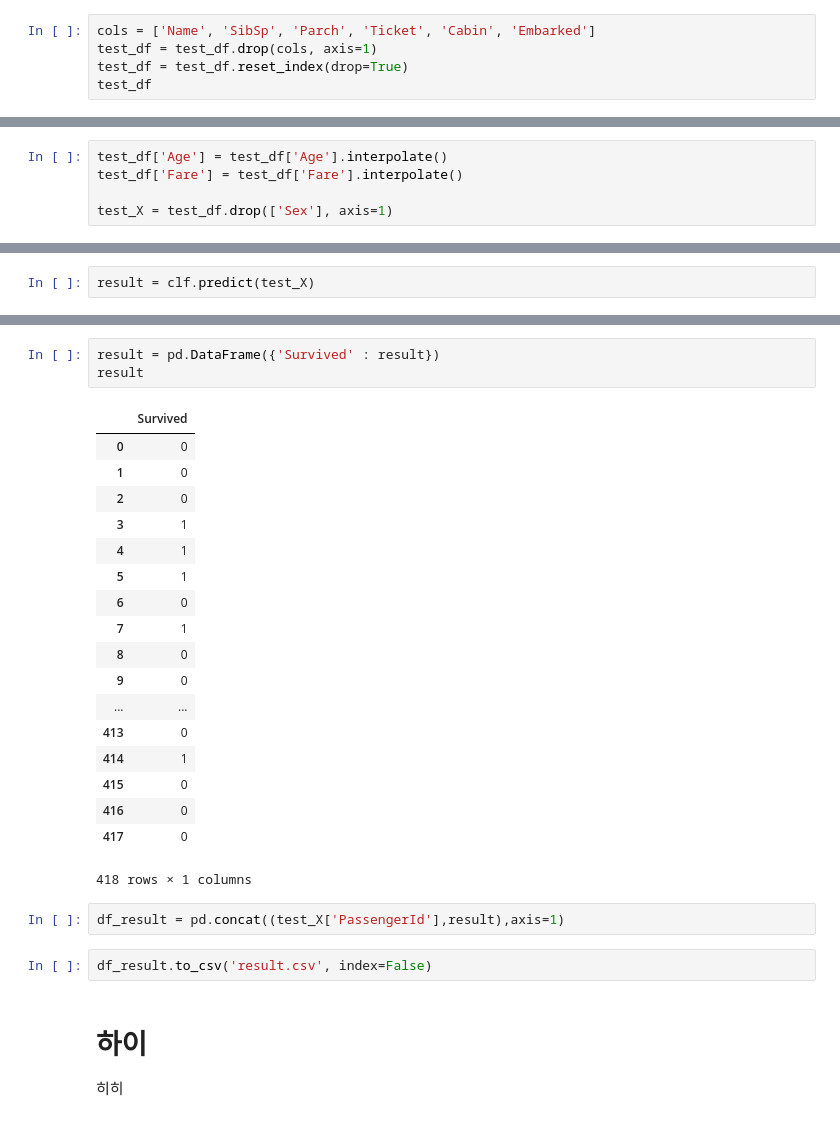
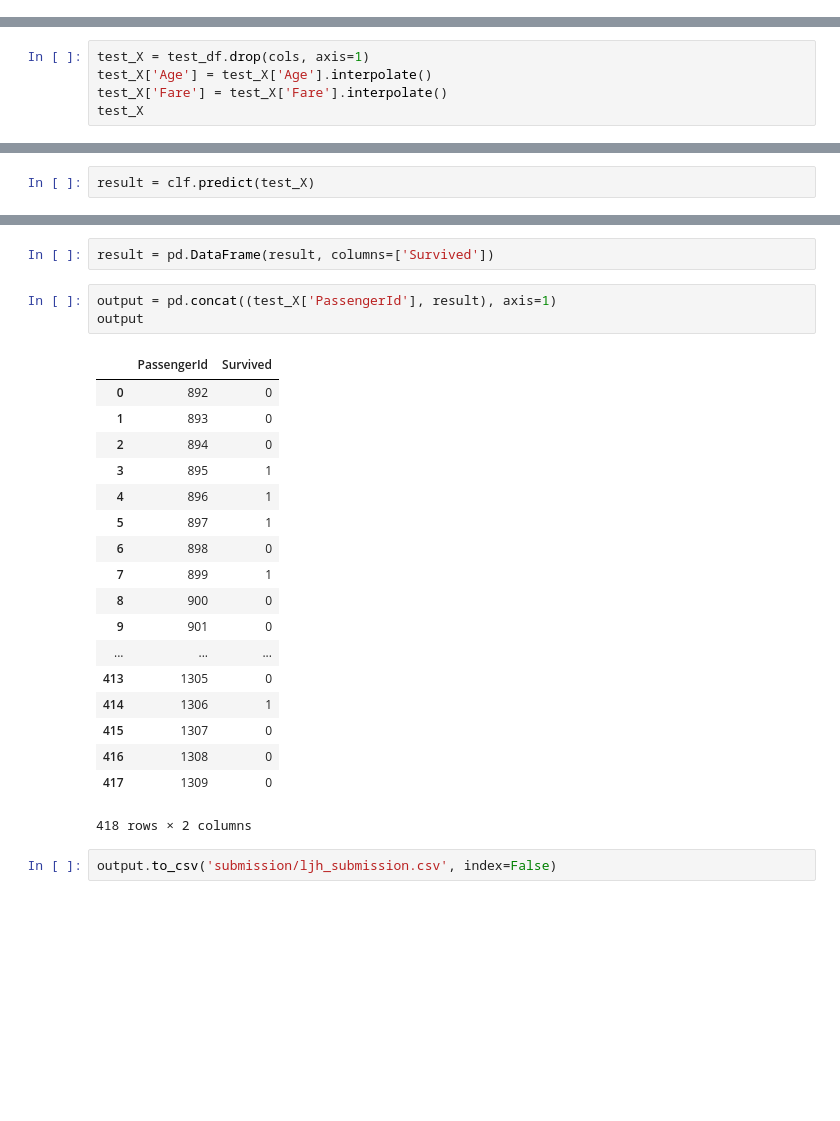
Before and after one commit to roomylee/KaggleStudy, a Jupyter notebook: titanic/titanic_baseline.ipynb, the cells around one changed output, grey strips where cells are left out. Saved outputs shown, nothing was run; the diff lists cells and outputs as text; blank space fills up the shorter version.

```diff
--- a/Untitled.ipynb
+++ b/titanic/titanic_baseline.ipynb
@@ -164,5 +199,0 @@ memory usage: 36.0+ KB
-# %%
-cols = ['Name', 'SibSp', 'Parch', 'Ticket', 'Cabin', 'Embarked']
-test_df = test_df.drop(cols, axis=1)
-test_df = test_df.reset_index(drop=True)
-test_df
@@ -188,5 +199,0 @@ test_df
-# %%
-test_df['Age'] = test_df['Age'].interpolate()
-test_df['Fare'] = test_df['Fare'].interpolate()
-
-test_X = test_df.drop(['Sex'], axis=1)
@@ -213,0 +200,5 @@ test_X
+# %%
+test_X = test_df.drop(cols, axis=1)
+test_X['Age'] = test_X['Age'].interpolate()
+test_X['Fare'] = test_X['Fare'].interpolate()
+test_X
@@ -238,32 +226,26 @@ array([0, 0, 0, 1, 1, 1, 0, 1, 0, 0, 0, 0, 1, 1, 1, 1, 0, 0, 0, 0, 1, 1, 1,
 # %%
-result = pd.DataFrame({'Survived' : result})
-result
+result = pd.DataFrame(result, columns=['Survived'])
-# %% [output]
-|  | Survived |
-| 0 | 0 |
-| 1 | 0 |
-| 2 | 0 |
-| 3 | 1 |
-| 4 | 1 |
-| 5 | 1 |
-| 6 | 0 |
-| 7 | 1 |
-| 8 | 0 |
-| 9 | 0 |
-| ... | ... |
-| 413 | 0 |
-| 414 | 1 |
-| 415 | 0 |
-| 416 | 0 |
-| 417 | 0 |
-418 rows × 1 columns
 # %%
-df_result = pd.concat((test_X['PassengerId'],result),axis=1)
+output = pd.concat((test_X['PassengerId'], result), axis=1)
+output
+# %% [output]
+|  | PassengerId | Survived |
+| 0 | 892 | 0 |
+| 1 | 893 | 0 |
+| 2 | 894 | 0 |
+| 3 | 895 | 1 |
+| 4 | 896 | 1 |
+| 5 | 897 | 1 |
+| 6 | 898 | 0 |
+| 7 | 899 | 1 |
+| 8 | 900 | 0 |
+| 9 | 901 | 0 |
+| ... | ... | ... |
+| 413 | 1305 | 0 |
+| 414 | 1306 | 1 |
+| 415 | 1307 | 0 |
+| 416 | 1308 | 0 |
+| 417 | 1309 | 0 |
+418 rows × 2 columns
 # %%
-df_result.to_csv('result.csv', index=False)
+output.to_csv('submission/ljh_submission.csv', index=False)
-# %% [markdown]
-# 하이
-
-<p>
-히히
-</p>
```
Also changed, not shown: parts of 23 cells of this notebook, 4 other files.
